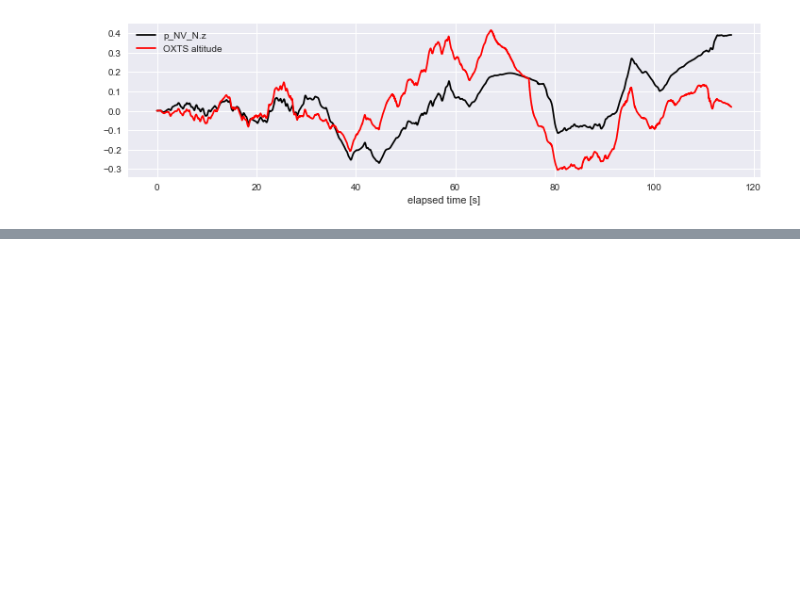
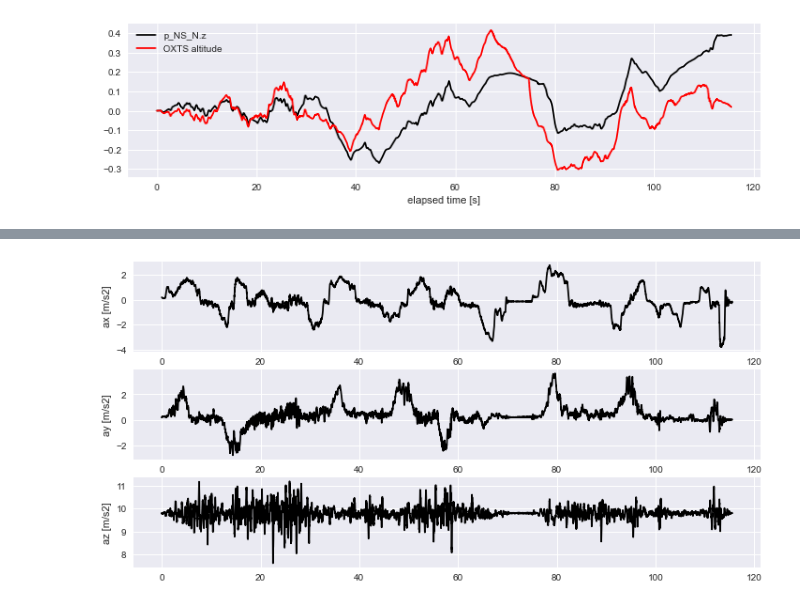
Before and after one commit to jmwalls/odometry, a Jupyter notebook: kitti.ipynb, the cells around one changed output, grey strips where cells are left out. Saved outputs shown, nothing was run; the diff lists cells and outputs as text; code cells hidden in the pictures; blank space fills up the shorter version.

```diff
--- a/kitti.ipynb
+++ b/kitti.ipynb
@@ -103,0 +124,19 @@ ax.legend()
+# %%
+a_imu = np.vstack((df['ax'], df['ay'], df['az'])).T
+
+def _plot_acceleration(ax, a, key):
+    ax.plot(df['timestamp'] - df['timestamp'][0], a, 'k')
+    ax.set_ylabel(f'{key} [m/s2]')
+
+fig = plt.figure(figsize=(12, 6))
+
+axx = fig.add_subplot(311)
+_plot_acceleration(axx, a_imu[:, 0], 'ax')
+
+axy = fig.add_subplot(312)
+_plot_acceleration(axy, a_imu[:, 1], 'ay')
+
+axz = fig.add_subplot(313)
+_plot_acceleration(axz, a_imu[:, 2], 'az')
+# %% [output]
+[figure, added]
```
Also changed, not shown: parts of 8 cells of this notebook, 6 other files.
